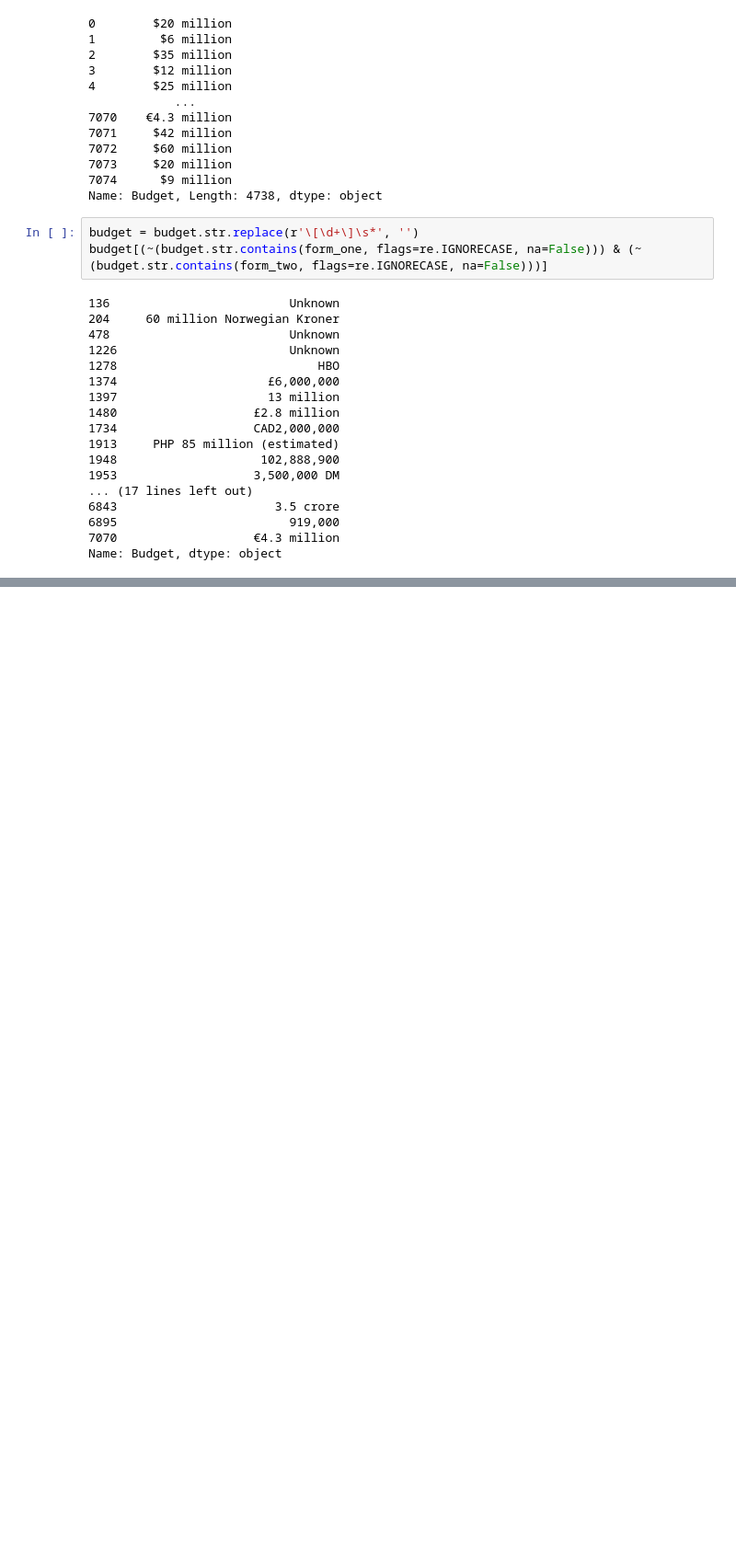
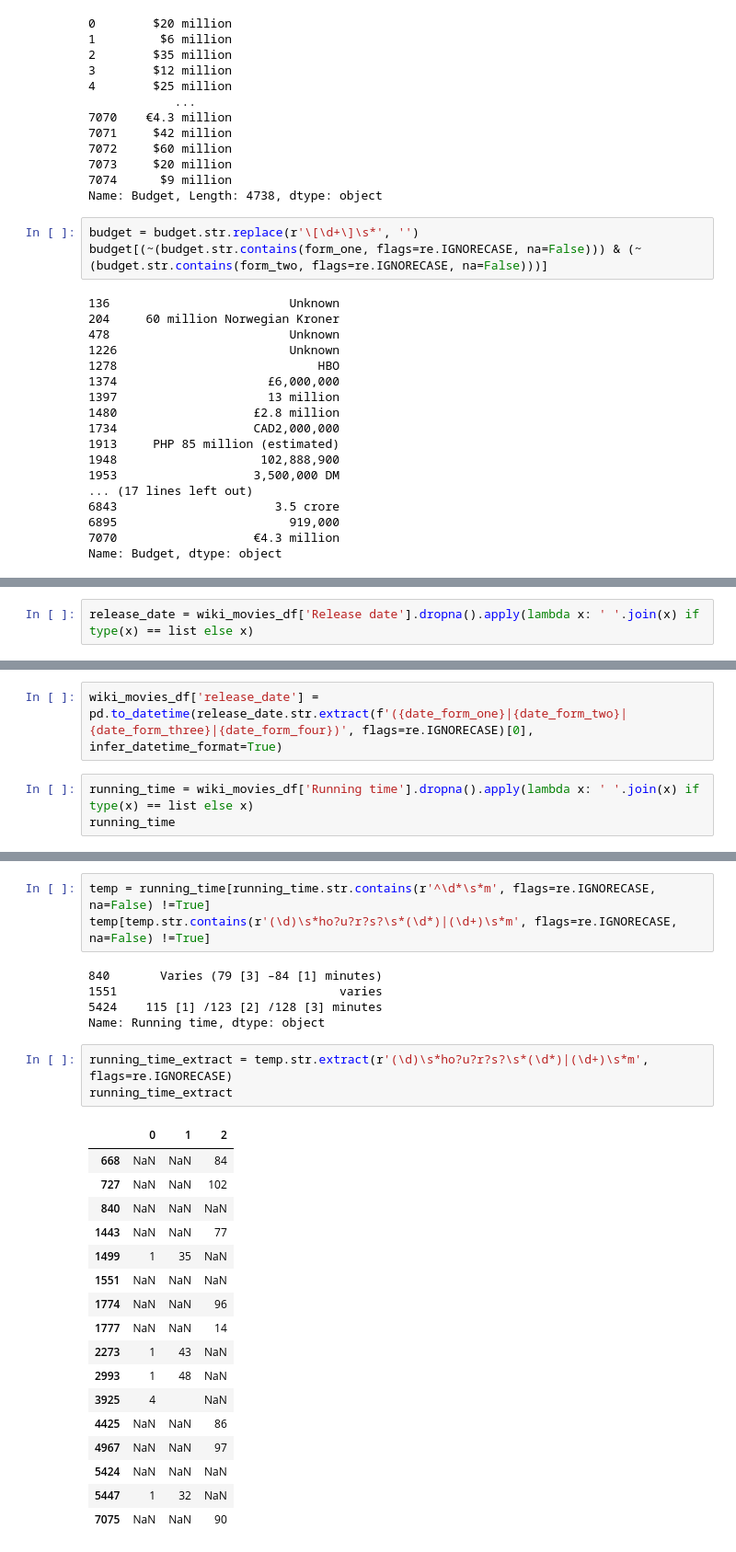
Before and after one commit to adinfinitum225/Movies-ETL, a Jupyter notebook: initial_analysis.ipynb, the cells around one changed output, grey strips where cells are left out. Shown at 92% size. Drawn from its saved outputs; the diff is of its cells as text; blank space fills up the shorter version.

Commit message:
Finished cleaning wiki data

```diff
--- a/initial_analysis.ipynb
+++ b/initial_analysis.ipynb
@@ -390,0 +414,2 @@ Name: Budget, dtype: object
+# %%
+release_date = wiki_movies_df['Release date'].dropna().apply(lambda x: ' '.join(x) if type(x) == list else x)
@@ -390,0 +439,5 @@ Name: Budget, dtype: object
+# %%
+wiki_movies_df['release_date'] = pd.to_datetime(release_date.str.extract(f'({date_form_one}|{date_form_two}|{date_form_three}|{date_form_four})', flags=re.IGNORECASE)[0], infer_datetime_format=True)
+# %%
+running_time = wiki_movies_df['Running time'].dropna().apply(lambda x: ' '.join(x) if type(x) == list else x)
+running_time
@@ -390,0 +457,29 @@ Name: Budget, dtype: object
+# %%
+temp = running_time[running_time.str.contains(r'^\d*\s*m', flags=re.IGNORECASE, na=False) !=True]
+temp[temp.str.contains(r'(\d)\s*ho?u?r?s?\s*(\d*)|(\d+)\s*m', flags=re.IGNORECASE, na=False) !=True]
+# %% [output]
+840       Varies (79 [3] –84 [1] minutes)
+1551                               varies
+5424    115 [1] /123 [2] /128 [3] minutes
+Name: Running time, dtype: object
+# %%
+running_time_extract = temp.str.extract(r'(\d)\s*ho?u?r?s?\s*(\d*)|(\d+)\s*m', flags=re.IGNORECASE)
+running_time_extract
+# %% [output]
+|  | 0 | 1 | 2 |
+| 668 | NaN | NaN | 84 |
+| 727 | NaN | NaN | 102 |
+| 840 | NaN | NaN | NaN |
+| 1443 | NaN | NaN | 77 |
+| 1499 | 1 | 35 | NaN |
+| 1551 | NaN | NaN | NaN |
+| 1774 | NaN | NaN | 96 |
+| 1777 | NaN | NaN | 14 |
+| 2273 | 1 | 43 | NaN |
+| 2993 | 1 | 48 | NaN |
+| 3925 | 4 |  | NaN |
+| 4425 | NaN | NaN | 86 |
+| 4967 | NaN | NaN | 97 |
+| 5424 | NaN | NaN | NaN |
+| 5447 | 1 | 32 | NaN |
+| 7075 | NaN | NaN | 90 |
```
Also changed, not shown: parts of 5 cells of this notebook.
